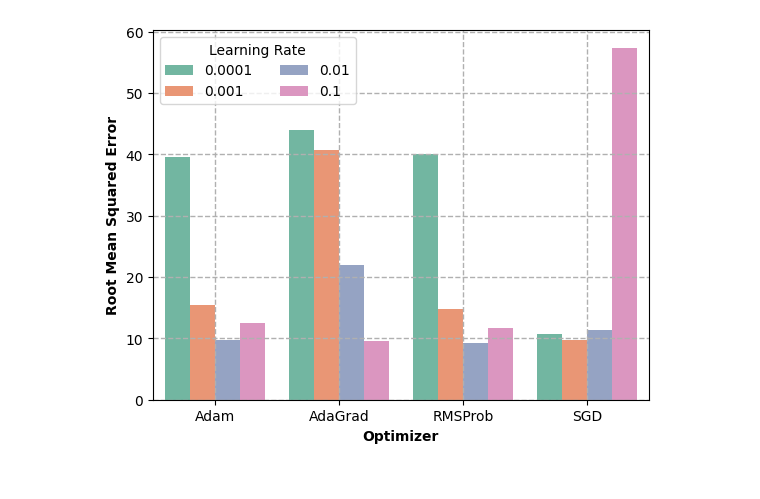
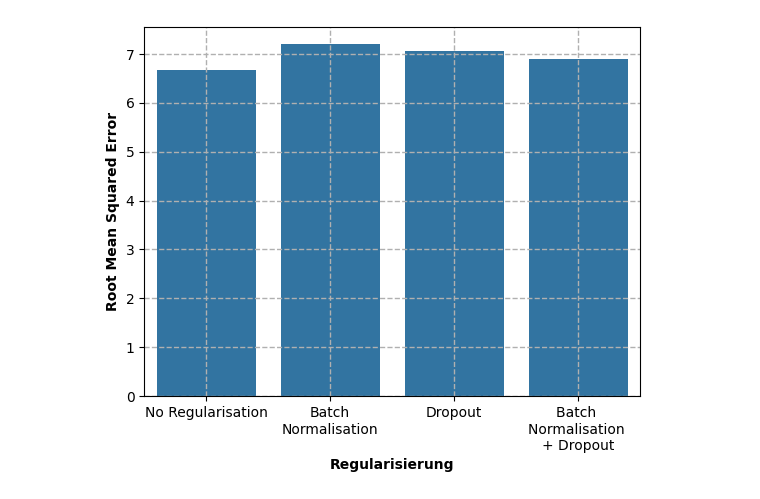
Before and after one commit to naderinho/anesthesia_anomaly_detection, a Jupyter notebook: results/SimpleModel_Regularisation/evaluation.ipynb, the cells around one changed output. Saved outputs shown, nothing was run; the diff lists cells and outputs as text; code cells hidden in the pictures.

```diff
--- a/results/SimpleModel_Regularisation/evaluation.ipynb
+++ b/results/SimpleModel_Regularisation/evaluation.ipynb
@@ -1,32 +1,25 @@
 # %%
 from matplotlib import pyplot as plt
 import numpy as np
 import pandas as pd
 import seaborn as sns
 
 #sns.set_theme(rc={'figure.figsize':(15/2.54,8/2.54)})
 
 # Load the data
-df = pd.read_csv('optimizer_scan.csv')
+df = pd.read_csv('regularization.csv')
 
-df['optimizer'] = df['optimizer'].replace("<class 'keras.src.optimizers.adam.Adam'>", 'Adam')
-df['optimizer'] = df['optimizer'].replace("<class 'keras.src.optimizers.adagrad.Adagrad'>", 'AdaGrad')
-df['optimizer'] = df['optimizer'].replace("<class 'keras.src.optimizers.rmsprop.RMSprop'>", 'RMSProb')
-df['optimizer'] = df['optimizer'].replace("<class 'keras.src.optimizers.sgd.SGD'>", 'SGD')
-df['lossfunc'] = df['lossfunc'].replace('MeanAbsoluteError', 'MAE')
-df['lossfunc'] = df['lossfunc'].replace('MeanSquaredError', 'MSE')
-
-filtered = df.query("lossfunc == 'MSE' and lr < 1")
-metrics = ['mean_squared_error', 'mean_absolute_error']
 #print(filtered)
 
-g = sns.barplot(data=filtered, x='optimizer', y='root_mean_squared_error', hue='lr', palette='Set2')
+
+g = sns.barplot(data=df, x='regularization', y='root_mean_squared_error')
 plt.ylabel('Root Mean Squared Error', fontweight='bold')
-plt.xlabel('Optimizer', fontweight='bold')
-plt.legend(title='Learning Rate', loc='upper left', ncol=2)
+plt.xlabel('Regularisierung', fontweight='bold')
+#plt.legend(title='Learning Rate', loc='upper left', ncol=2)
 g.grid(True, which='both', linestyle='--', linewidth=1)
+g.set_xticklabels(['No Regularisation', 'Batch\nNormalisation', 'Dropout', 'Batch \nNormalisation \n+ Dropout'])
 
-plt.savefig('optimizer_selection_01.pdf', bbox_inches='tight', pad_inches=0.2, format='pdf')
+plt.savefig('regularisation_selection.pdf', bbox_inches='tight', pad_inches=0.2, format='pdf')
 plt.show()
 # %% [output]
-[figure, old version]
+[figure, new version]
```
Also changed, not shown: parts of 1 cell of this notebook, 3 other files.
